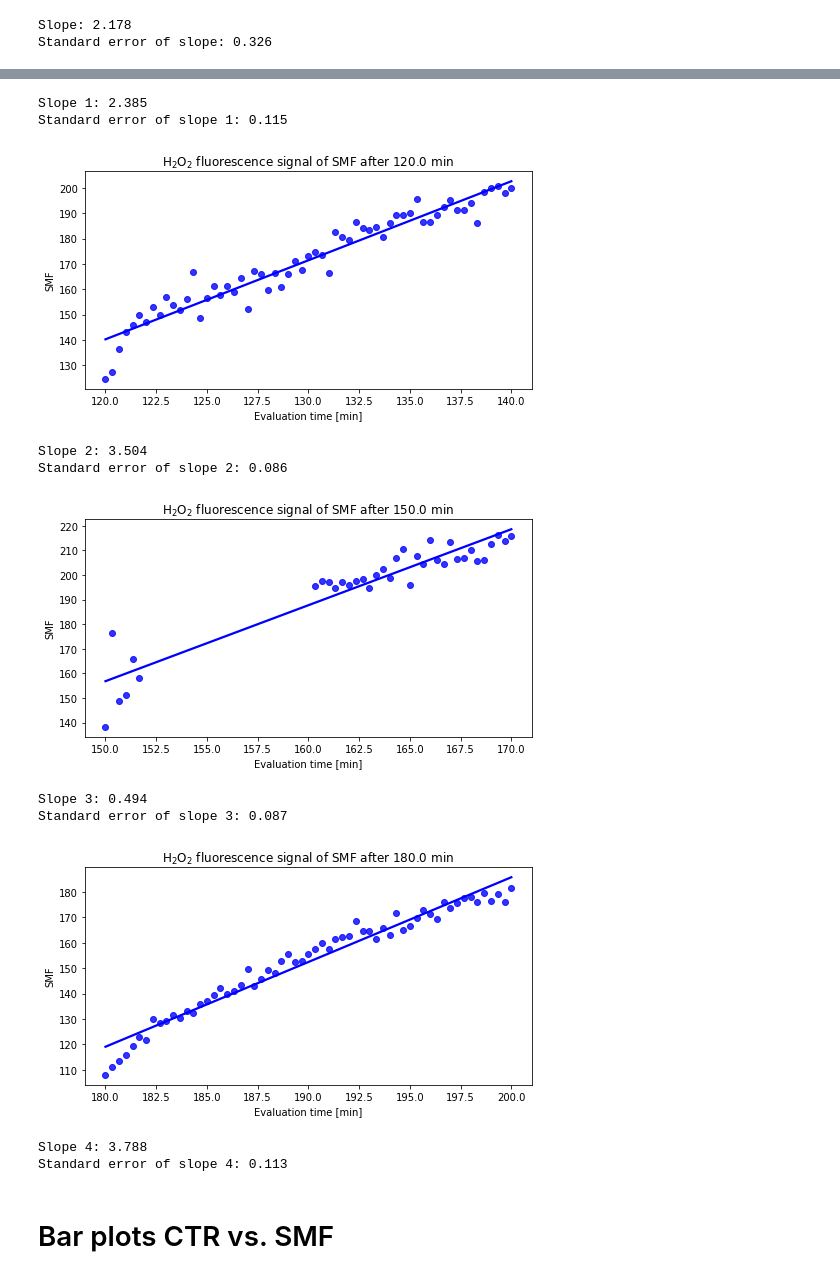
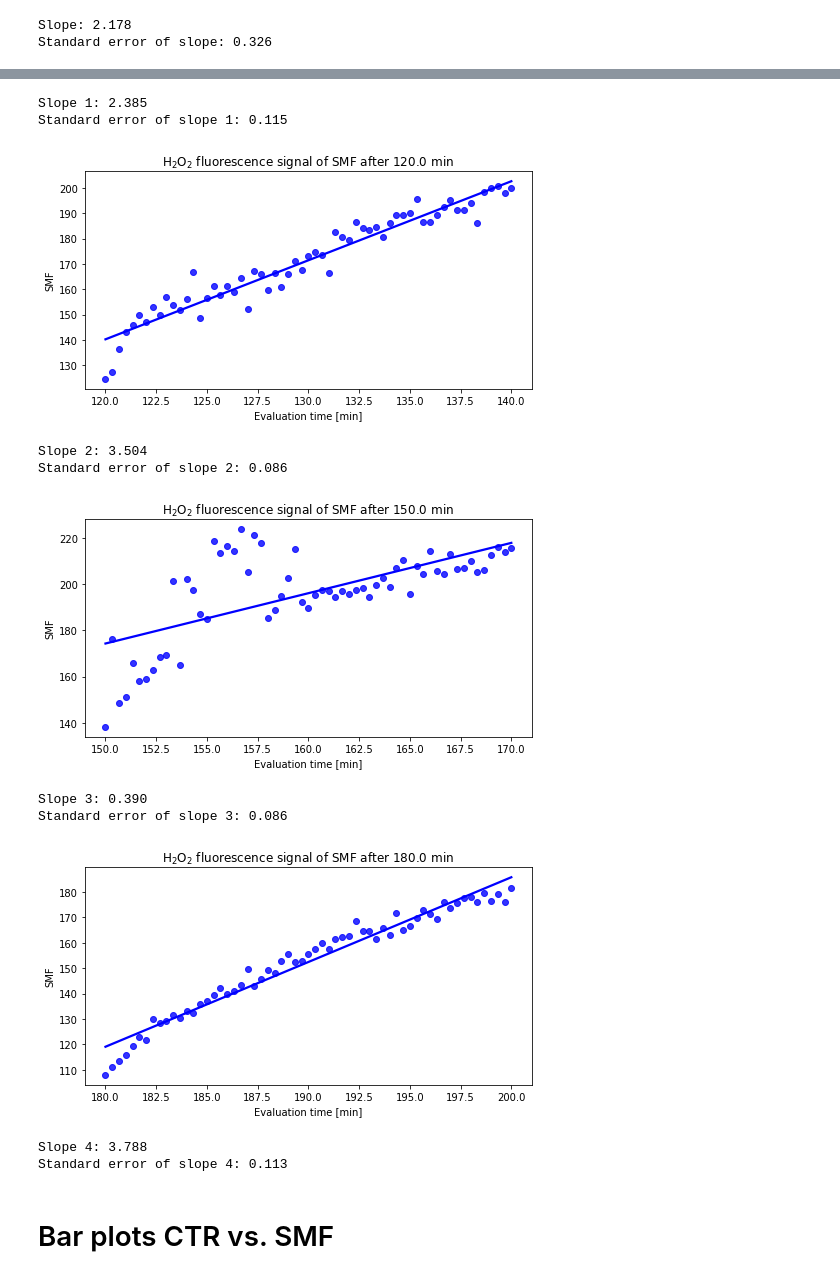
Before and after one commit to Abasaltgithub/MF_Cell_Analysis, a Jupyter notebook: H2O2_90_120_150_180min.ipynb, the cells around one changed output, grey strips where cells are left out. Saved outputs shown, nothing was run; the diff lists cells and outputs as text; code cells hidden in the pictures.

```diff
--- a/H2O2_90_120_150_180min.ipynb
+++ b/H2O2_90_120_150_180min.ipynb
@@ -164,37 +164,37 @@ for df, start_time in dfs:
         CTR.append(listB)
     SMFs.append(SMF)
     CTRs.append(CTR)
     times.append(time)
 
 dicts = [{'SMF': SMF, 'CTR': CTR, 'Time': time}
          for SMF, CTR, time in zip(SMFs, CTRs, times)]
 dfs = [pd.DataFrame(dict) for dict in dicts]
 
 for i, df in enumerate(dfs):
     if i == 2:
-        df = df.drop(df[(df['Time'] >= 152) & (df['Time'] <= 160)].index)
+        df = df.drop(df[(df['Time'] >= 300) & (df['Time'] <= 500)].index)
     df.to_excel(f'out_{i+1}.xlsx', engine='xlsxwriter')
     slope, intercept, r_value, p_value, std_err = linregress(
         df['Time'], df['CTR'])
     fig, axes = plt.subplots(nrows=1, ncols=1, figsize=(8, 4))
     sns.regplot(ax=axes, x=df['Time'], y=df['SMF'], color="b", ci=None)
     plt.title(
         f"H$_{{2}}$O$_{{2}}$ fluorescence signal of SMF after {dfs[i]['Time'].iloc[0]} min")
     plt.xlabel('Evaluation time [min]')
     plt.savefig(f'SMF_time_{i+1}.png', bbox_inches='tight')
     plt.show()
     print(f"Slope {i+1}: {slope:.3f}")
     print(f"Standard error of slope {i+1}: {std_err:.3f}")
 # %% [output]
 [figure]
 Slope 1: 2.385
 Standard error of slope 1: 0.115
 [figure]
 Slope 2: 3.504
 Standard error of slope 2: 0.086
-[figure, old version]
+[figure, new version]
-Slope 3: 0.494
-Standard error of slope 3: 0.087
+Slope 3: 0.390
+Standard error of slope 3: 0.086
 [figure]
 Slope 4: 3.788
 Standard error of slope 4: 0.113
```
Also changed, not shown: parts of 4 cells of this notebook, 12 other files.
